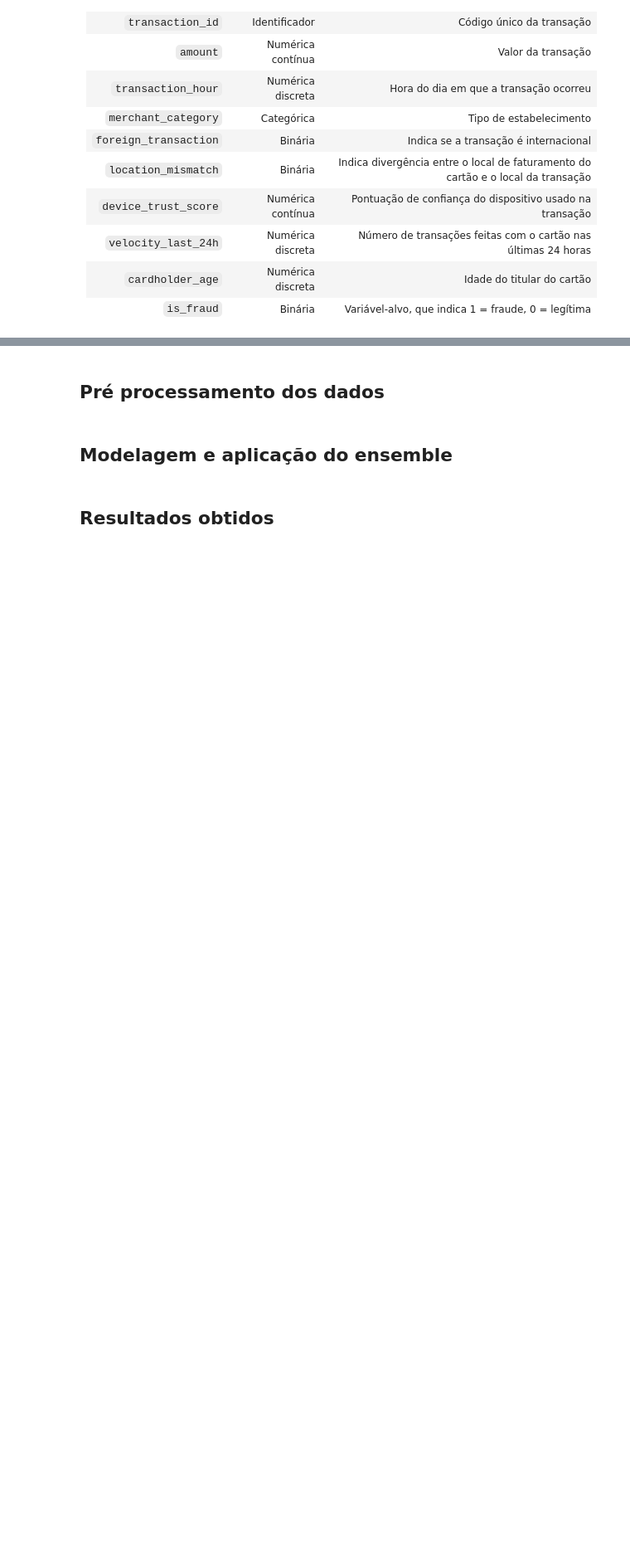
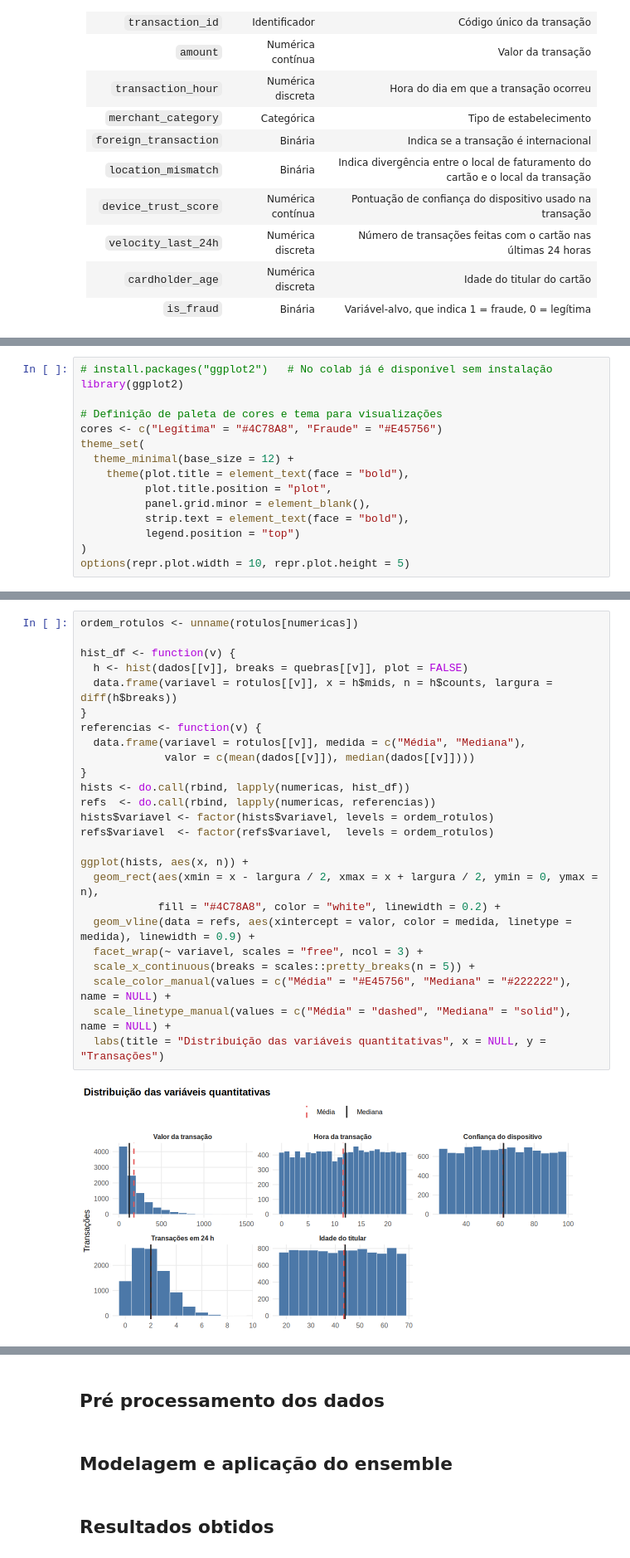
Before and after one commit to luiseduaardo/credit-card-fraud-detection, a Jupyter notebook: analysis.ipynb, the cells around one changed output, grey strips where cells are left out. Shown at 83% size. Saved outputs shown, nothing was run; the diff lists cells and outputs as text; blank space fills up the shorter version.

```diff
--- a/analysis.ipynb
+++ b/analysis.ipynb
@@ -69,3 +73,18 @@ Esta seção descreve o arquivo incluído no repositório (`data/credit_card_fra
+# %%
+# install.packages("ggplot2")   # No colab já é disponível sem instalação
+library(ggplot2)
+
+# Definição de paleta de cores e tema para visualizações
+cores <- c("Legítima" = "#4C78A8", "Fraude" = "#E45756")
+theme_set(
+  theme_minimal(base_size = 12) +
+    theme(plot.title = element_text(face = "bold"),
+          plot.title.position = "plot",
+          panel.grid.minor = element_blank(),
+          strip.text = element_text(face = "bold"),
+          legend.position = "top")
+)
+options(repr.plot.width = 10, repr.plot.height = 5)
 # %% [markdown]
 ### 2.1 Carregamento, tipos e qualidade
 
@@ -285,0 +404,27 @@ No conjunto analisado, a taxa de fraude é **8,38%** nas transações internacio
+# %%
+ordem_rotulos <- unname(rotulos[numericas])
+
+hist_df <- function(v) {
+  h <- hist(dados[[v]], breaks = quebras[[v]], plot = FALSE)
+  data.frame(variavel = rotulos[[v]], x = h$mids, n = h$counts, largura = diff(h$breaks))
+}
+referencias <- function(v) {
+  data.frame(variavel = rotulos[[v]], medida = c("Média", "Mediana"),
+             valor = c(mean(dados[[v]]), median(dados[[v]])))
+}
+hists <- do.call(rbind, lapply(numericas, hist_df))
+refs  <- do.call(rbind, lapply(numericas, referencias))
+hists$variavel <- factor(hists$variavel, levels = ordem_rotulos)
+refs$variavel  <- factor(refs$variavel,  levels = ordem_rotulos)
+
+ggplot(hists, aes(x, n)) +
+  geom_rect(aes(xmin = x - largura / 2, xmax = x + largura / 2, ymin = 0, ymax = n),
+            fill = "#4C78A8", color = "white", linewidth = 0.2) +
+  geom_vline(data = refs, aes(xintercept = valor, color = medida, linetype = medida), linewidth = 0.9) +
+  facet_wrap(~ variavel, scales = "free", ncol = 3) +
+  scale_x_continuous(breaks = scales::pretty_breaks(n = 5)) +
+  scale_color_manual(values = c("Média" = "#E45756", "Mediana" = "#222222"), name = NULL) +
+  scale_linetype_manual(values = c("Média" = "dashed", "Mediana" = "solid"), name = NULL) +
+  labs(title = "Distribuição das variáveis quantitativas", x = NULL, y = "Transações")
+# %% [output]
+[figure, added]
```
Also changed, not shown: parts of 94 cells of this notebook.
